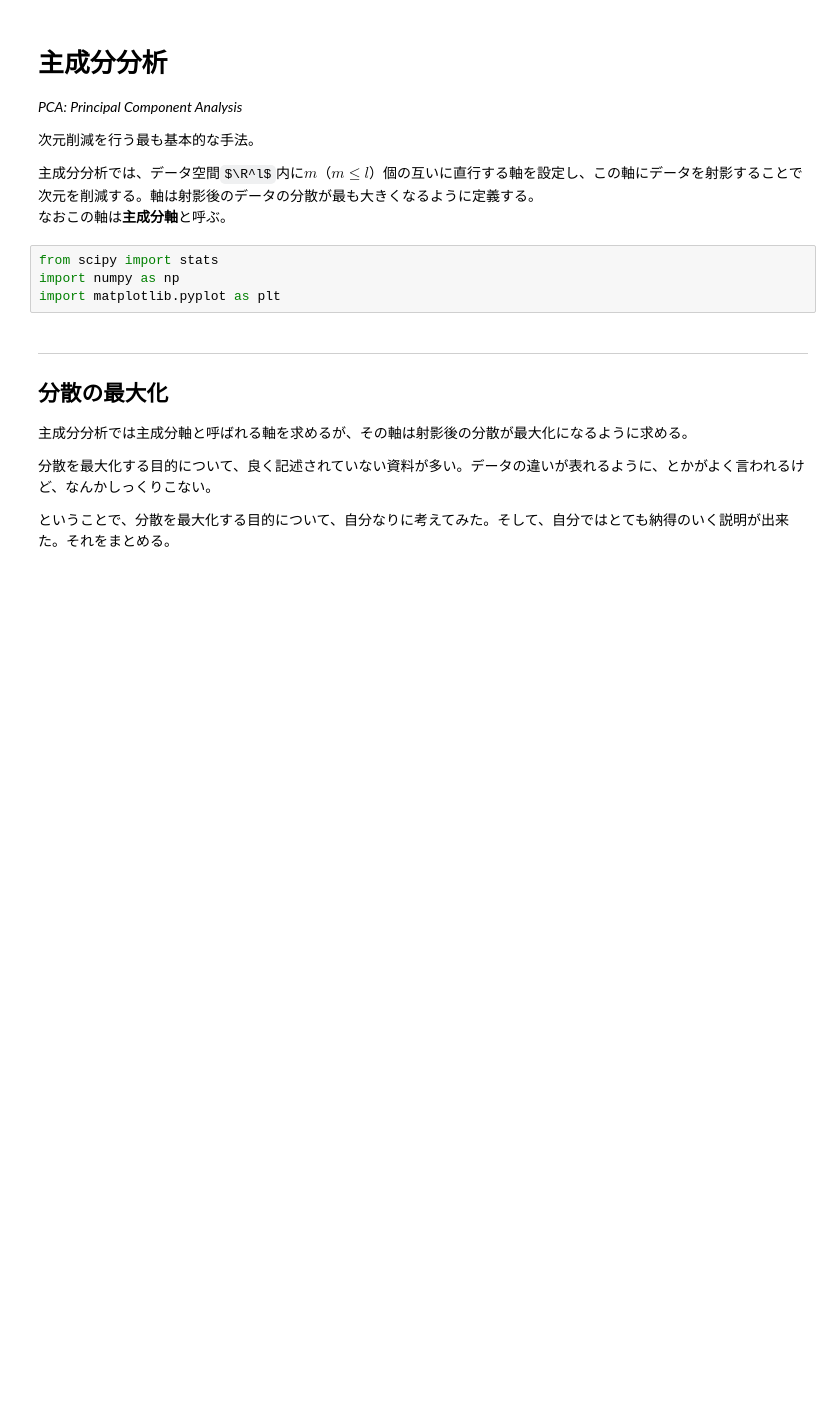
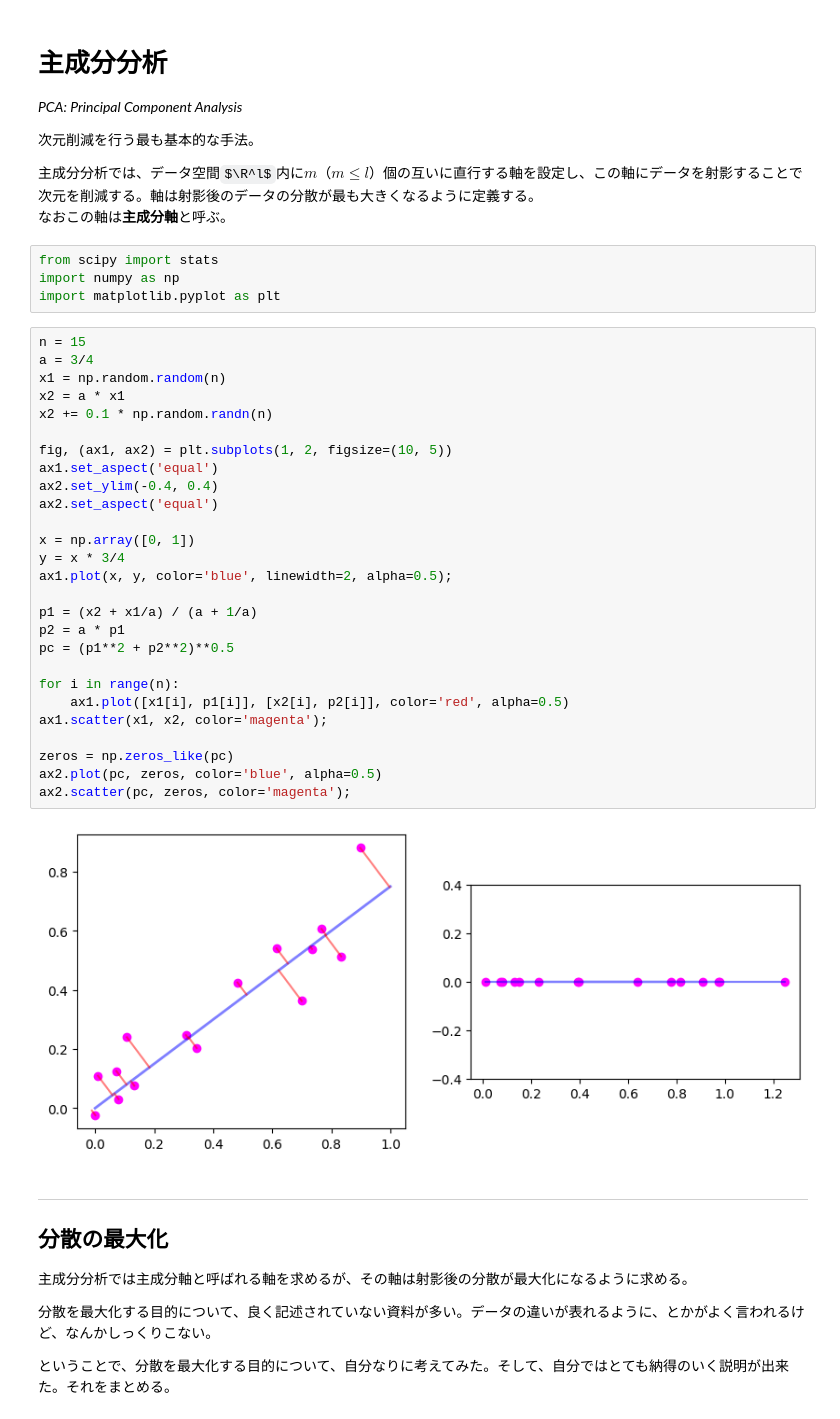
Before and after one commit to misya11p/dimensionality-reduction, a Jupyter notebook: PCA.ipynb, the cells around one changed output. Drawn from its saved outputs; the diff is of its cells as text; some formulas as TeX source; blank space fills up the shorter version.

```diff
--- a/PCA.ipynb
+++ b/PCA.ipynb
@@ -11,6 +11,35 @@
 from scipy import stats
 import numpy as np
 import matplotlib.pyplot as plt
+# %%
+n = 15
+a = 3/4
+x1 = np.random.random(n)
+x2 = a * x1
+x2 += 0.1 * np.random.randn(n)
+
+fig, (ax1, ax2) = plt.subplots(1, 2, figsize=(10, 5))
+ax1.set_aspect('equal')
+ax2.set_ylim(-0.4, 0.4)
+ax2.set_aspect('equal')
+
+x = np.array([0, 1])
+y = x * 3/4
+ax1.plot(x, y, color='blue', linewidth=2, alpha=0.5);
+
+p1 = (x2 + x1/a) / (a + 1/a)
+p2 = a * p1
+pc = (p1**2 + p2**2)**0.5
+
+for i in range(n):
+    ax1.plot([x1[i], p1[i]], [x2[i], p2[i]], color='red', alpha=0.5)
+ax1.scatter(x1, x2, color='magenta');
+
+zeros = np.zeros_like(pc)
+ax2.plot(pc, zeros, color='blue', alpha=0.5)
+ax2.scatter(pc, zeros, color='magenta');
+# %% [output]
+[figure, added]
 # %% [markdown]
 
 ---
```
Also changed, not shown: parts of 1 cell of this notebook, 1 other file.
